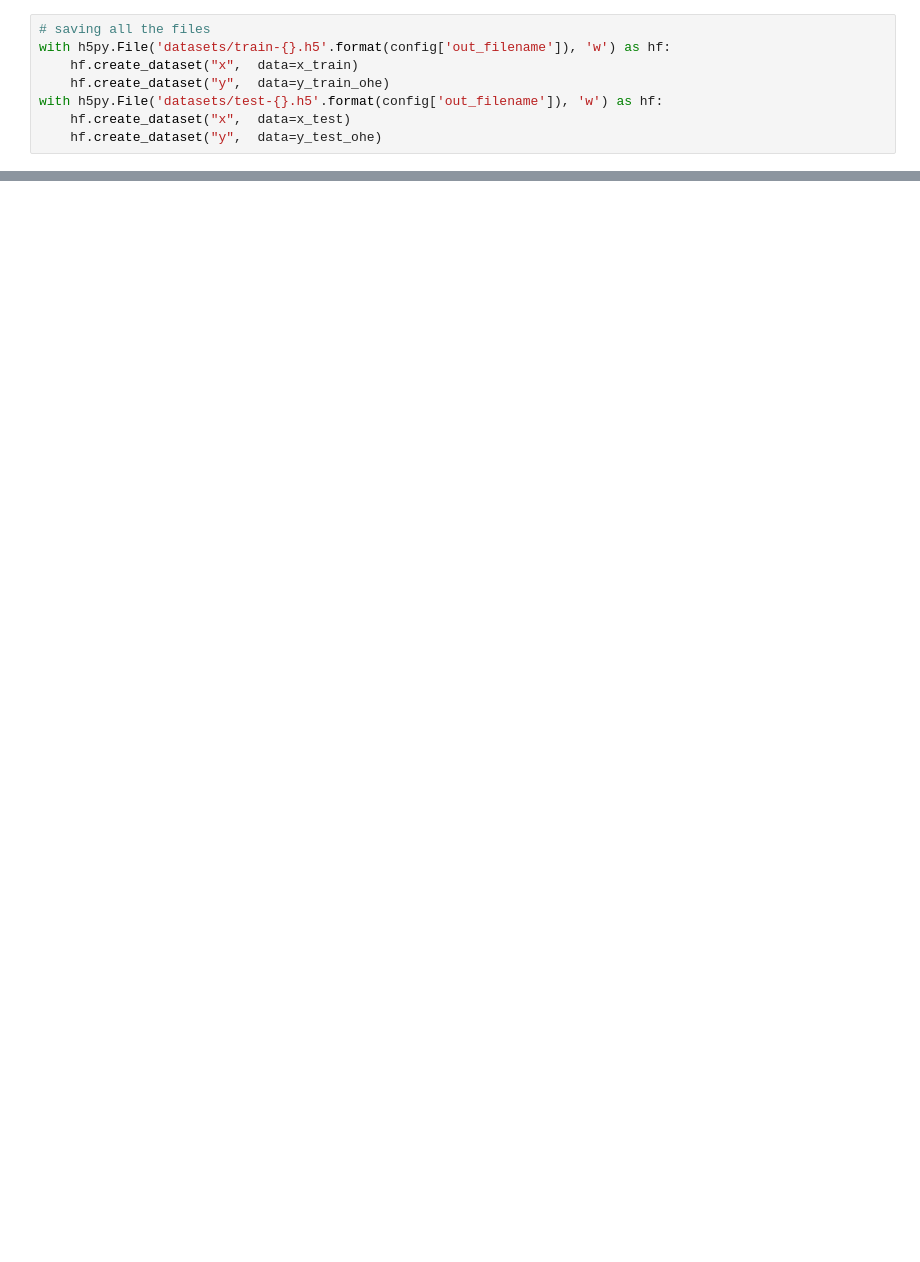
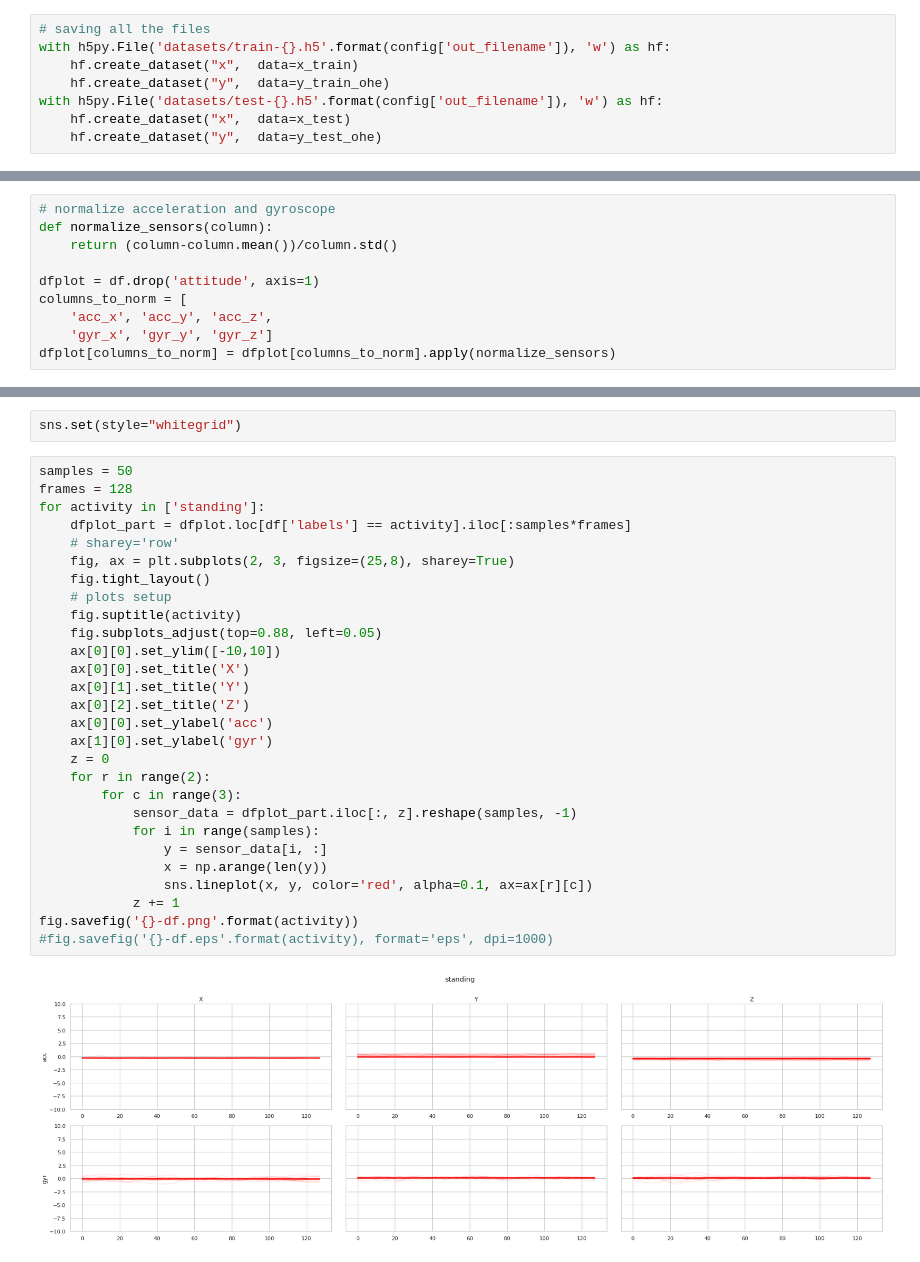
Before and after one commit to damnko/har-convolutional-neural-networks, a Jupyter notebook: 001-data-exploration.ipynb, the cells around one changed output, grey strips where cells are left out. Drawn from its saved outputs; the diff is of its cells as text; blank space fills up the shorter version.

```diff
--- a/001-data-exploration.ipynb
+++ b/001-data-exploration.ipynb
@@ -714,0 +776,10 @@ print(x.shape, x_train.shape)
+# %%
+# normalize acceleration and gyroscope
+def normalize_sensors(column):
+    return (column-column.mean())/column.std()
+
+dfplot = df.drop('attitude', axis=1)
+columns_to_norm = [
+    'acc_x', 'acc_y', 'acc_z',
+    'gyr_x', 'gyr_y', 'gyr_z']
+dfplot[columns_to_norm] = dfplot[columns_to_norm].apply(normalize_sensors)
@@ -714,0 +791,32 @@ print(x.shape, x_train.shape)
+# %%
+sns.set(style="whitegrid")
+# %%
+samples = 50
+frames = 128
+for activity in ['standing']:
+    dfplot_part = dfplot.loc[df['labels'] == activity].iloc[:samples*frames]
+    # sharey='row'
+    fig, ax = plt.subplots(2, 3, figsize=(25,8), sharey=True)
+    fig.tight_layout()
+    # plots setup
+    fig.suptitle(activity)
+    fig.subplots_adjust(top=0.88, left=0.05)
+    ax[0][0].set_ylim([-10,10])
+    ax[0][0].set_title('X')
+    ax[0][1].set_title('Y')
+    ax[0][2].set_title('Z')
+    ax[0][0].set_ylabel('acc')
+    ax[1][0].set_ylabel('gyr')
+    z = 0
+    for r in range(2):
+        for c in range(3):
+            sensor_data = dfplot_part.iloc[:, z].reshape(samples, -1)
+            for i in range(samples):
+                y = sensor_data[i, :]
+                x = np.arange(len(y))
+                sns.lineplot(x, y, color='red', alpha=0.1, ax=ax[r][c])
+            z += 1
+fig.savefig('{}-df.png'.format(activity))
+#fig.savefig('{}-df.eps'.format(activity), format='eps', dpi=1000)
+# %% [output]
+[figure, added]
```
Also changed, not shown: parts of 12 cells of this notebook, 24 other files.
